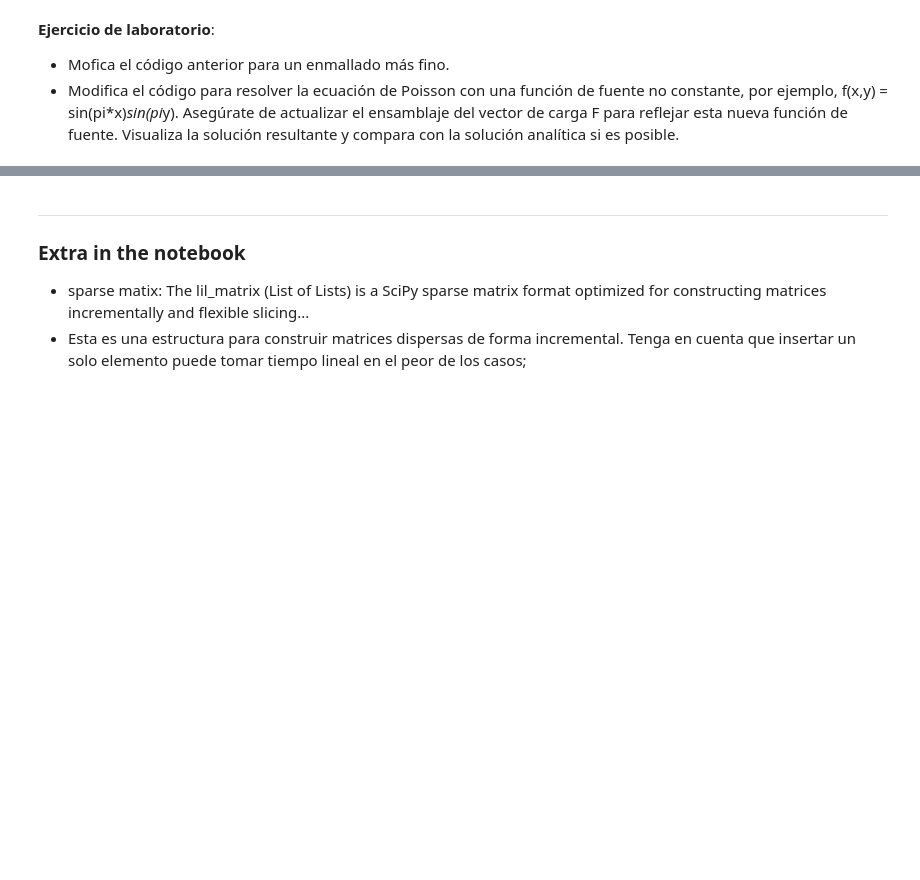
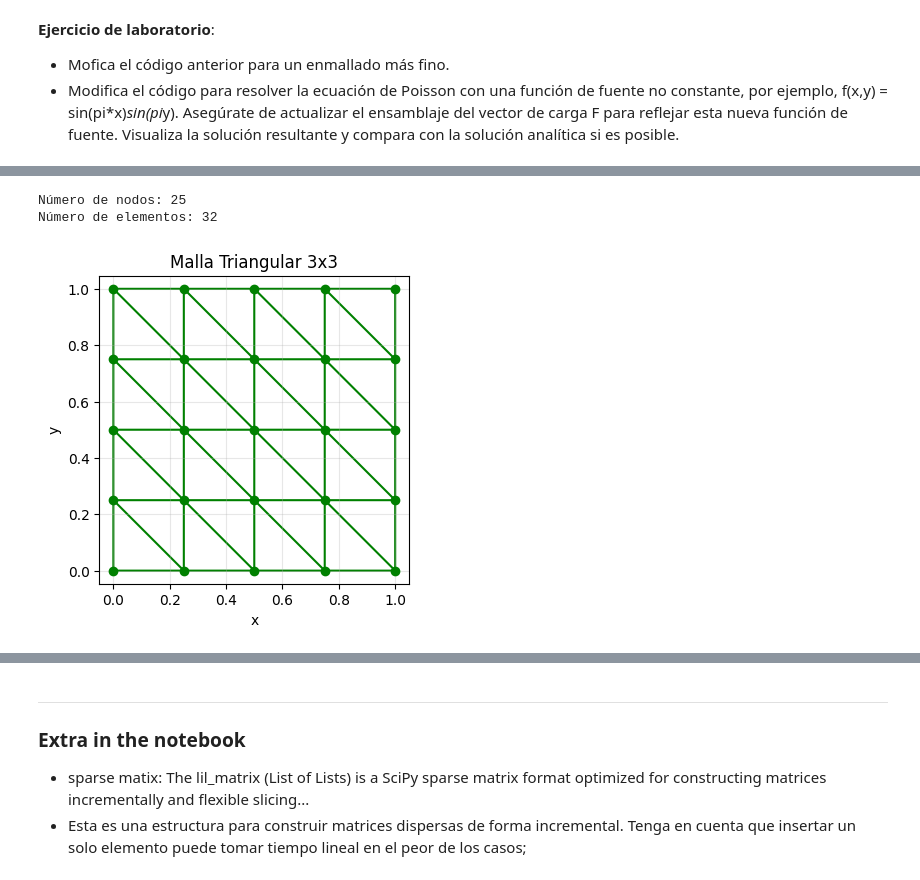
Before and after one commit to lucho46/Fisica_Computacional_1, a Jupyter notebook: Sesiones/PDE/3.2_FEM_2D_example.ipynb, the cells around one changed output, grey strips where cells are left out. Cells and saved outputs as stored; diff of their text form; code cells hidden in the pictures; blank space fills up the shorter version.

```diff
--- a/Sesiones/PDE/3.2_FEM_2D_example.ipynb
+++ b/Sesiones/PDE/3.2_FEM_2D_example.ipynb
@@ -301,0 +306,34 @@ Para problemas más complejos, se pueden usar:
+# %%
+# Nodos de la malla (25 nodos en una cuadrícula )
+x_coords = np.linspace(0, 1, 5)
+y_coords = np.linspace(0, 1, 5)
+X, Y = np.meshgrid(x_coords, y_coords)
+nodes = np.column_stack((X.ravel(), Y.ravel()))
+# Elementos (32 triángulos dividiendo cada cuadrado en 5)
+elements = np.array([
+    [0, 1, 5], [1, 6, 5], [1,2,6], [2,7,6], [2,3,7], [3,8,7], [3,4,8], [4,9,8],
+    [5,6,10], [6,11,10], [6,7,11],[7,12,11], [7,8,12],[8,13,12], [8,9,13], [9,14,13],
+    [10,11,15],[11,16,15],[11,12,16],[12,17,16],[12,13,17],[13,18,17], [13,14,18],[14,19,18],
+    [15,16,20],[16,21,20],[16,17,21],[17,22,21], [17,18,22],[18,23,22],[18,19,23],[19,24,23]
+])
+
+# Número de nodos y elementos
+n_nodes = len(nodes)
+n_elements = len(elements)
+
+print(f"Número de nodos: {n_nodes}")
+print(f"Número de elementos: {n_elements}")
+
+# Visualización de la malla
+plt.figure(figsize=(4, 4))
+plt.triplot(nodes[:, 0], nodes[:, 1], elements, 'go-')
+plt.xlabel('x')
+plt.ylabel('y')
+plt.title('Malla Triangular 3x3')
+plt.axis('equal')
+plt.grid(True, alpha=0.3)
+plt.show()
+# %% [output]
+Número de nodos: 25
+Número de elementos: 32
+[figure, added]
```
Also changed, not shown: parts of 10 cells of this notebook, 1 other file.
